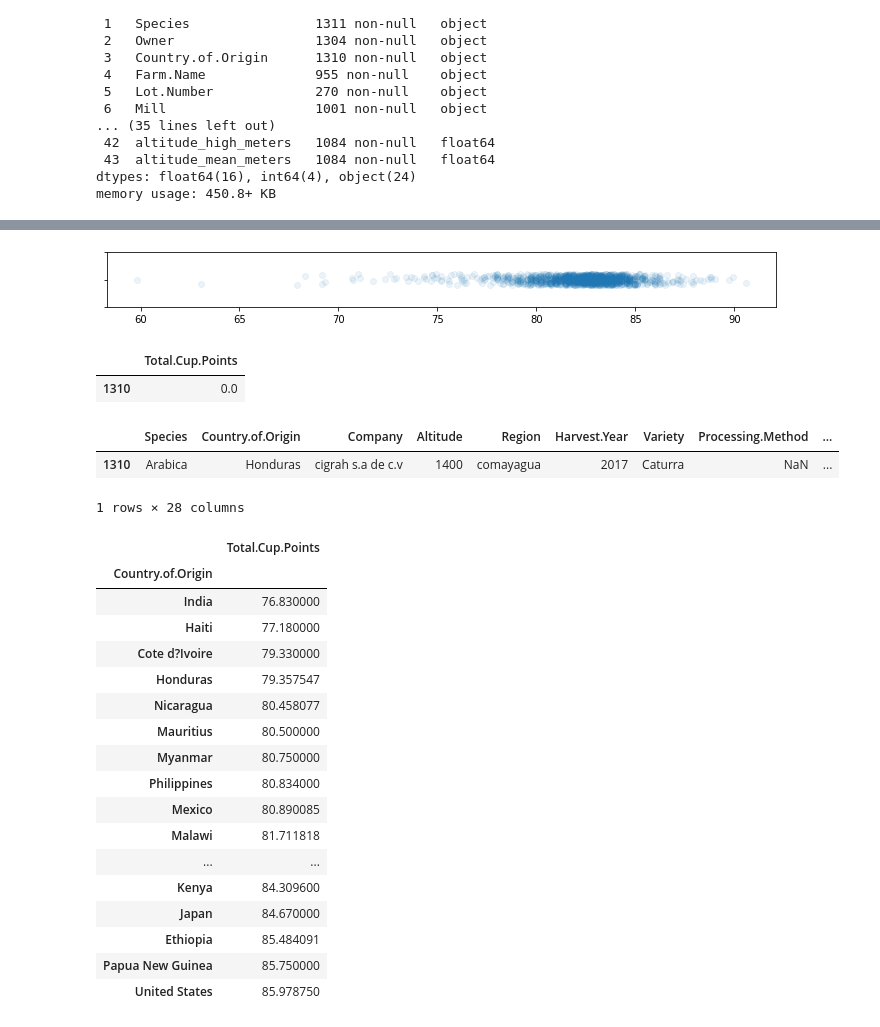
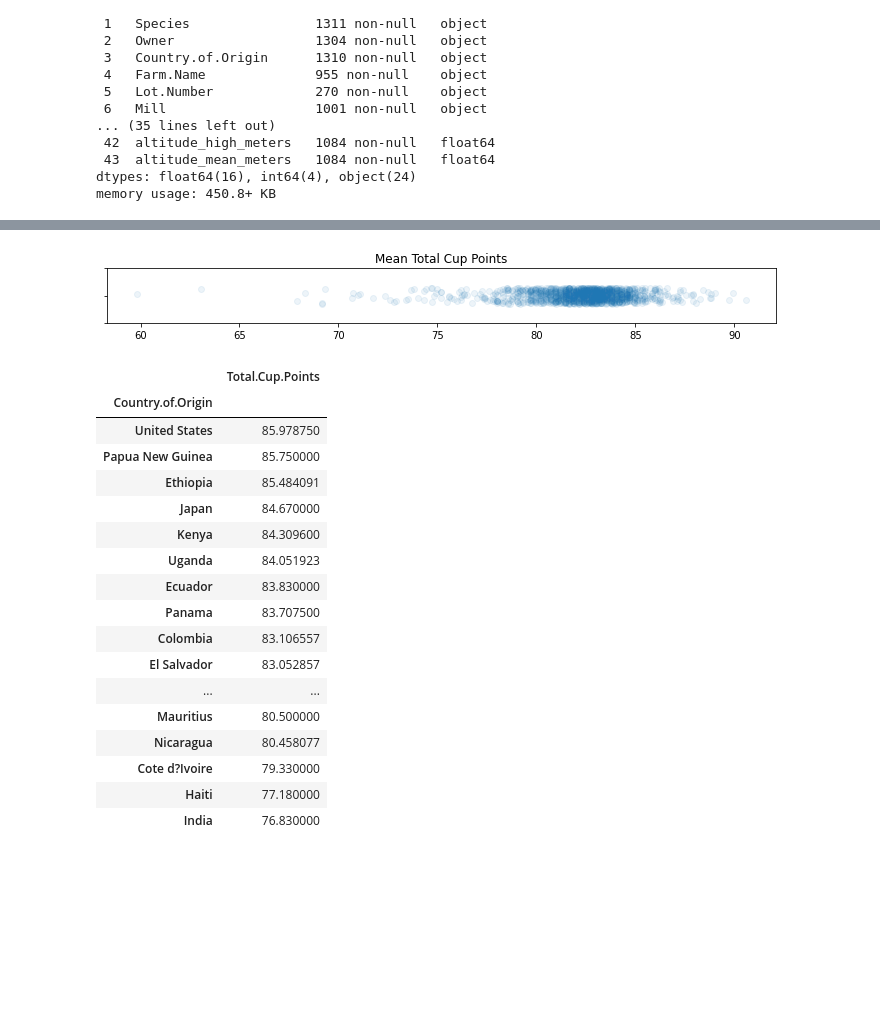
Before and after one commit to thejoshchow/coffee-arabica, a Jupyter notebook: coffee.ipynb, the cells around one changed output, grey strips where cells are left out. Saved outputs shown, nothing was run; the diff lists cells and outputs as text; code cells hidden in the pictures; blank space fills up the shorter version.

```diff
--- a/coffee.ipynb
+++ b/coffee.ipynb
@@ -36,4 +33,4 @@ show(df_cleaned)
 # %%
-df = df_cleaned.drop(['Owner', 'Farm.Name', 'Mill', 'ICO.Number', 'Company', 'Number.of.Bags', 'Bag.Weight', 'In.Country.Partner',
+df = df_cleaned.drop(['Unnamed: 0','Owner', 'Farm.Name', 'Mill', 'ICO.Number', 'Company', 'Number.of.Bags', 'Bag.Weight', 'In.Country.Partner',
                     'Grading.Date', 'Owner.1', 'Certification.Body', 'Certification.Address', 'Certification.Contact',
                      'unit_of_measurement'], axis=1)
@@ -78,17 +48,7 @@ def one_dim_scatterplot(data, ax, jitter=0.2, **options):
     ax.set_ylim([-1, 1])
 # %%
 fig, ax = plt.subplots(1, figsize=(12, 1))
-one_dim_scatterplot(df['Total.Cup.Points'], ax, jitter=0.2, alpha=0.08)
+one_dim_scatterplot(df['Total.Cup.Points'], ax, jitter=0.3, alpha=0.08)
+ax.set_title('Mean Total Cup Points');
 # %% [output]
-[figure, old version]
+[figure, new version]
-# %%
-df[['Total.Cup.Points']][df['Total.Cup.Points']==0]
-# %% [output]
-|  | Total.Cup.Points |
-| 1310 | 0.0 |
-# %%
-df.iloc[[1310]]
-# %% [output]
-|  | Species | Country.of.Origin | Company | Altitude | Region | Harvest.Year | Variety | Processing.Method | ... |
-| 1310 | Arabica | Honduras | cigrah s.a de c.v | 1400 | comayagua | 2017 | Caturra | NaN | ... |
-1 rows × 28 columns
@@ -97,21 +55,23 @@ df.drop(index=1310, axis=0, inplace=True)
 # %%
-df[['Country.of.Origin', 'Total.Cup.Points']].groupby('Country.of.Origin').mean('Total.Cup.Points').sort_values('Total.Cup.Points')
+# mean total cup points grouped by country in descending order
+df[['Country.of.Origin', 'Total.Cup.Points']].groupby('Country.of.Origin').mean('Total.Cup.Points')\
+.sort_values('Total.Cup.Points', ascending=False)
 # %% [output]
 |  | Total.Cup.Points |
 | Country.of.Origin |  |
+| United States | 85.978750 |
+| Papua New Guinea | 85.750000 |
+| Ethiopia | 85.484091 |
+| Japan | 84.670000 |
+| Kenya | 84.309600 |
+| Uganda | 84.051923 |
+| Ecuador | 83.830000 |
+| Panama | 83.707500 |
+| Colombia | 83.106557 |
+| El Salvador | 83.052857 |
+| ... | ... |
+| Mauritius | 80.500000 |
+| Nicaragua | 80.458077 |
+| Cote d?Ivoire | 79.330000 |
+| Haiti | 77.180000 |
 | India | 76.830000 |
-| Haiti | 77.180000 |
-| Cote d?Ivoire | 79.330000 |
-| Honduras | 79.357547 |
-| Nicaragua | 80.458077 |
-| Mauritius | 80.500000 |
-| Myanmar | 80.750000 |
-| Philippines | 80.834000 |
-| Mexico | 80.890085 |
-| Malawi | 81.711818 |
-| ... | ... |
-| Kenya | 84.309600 |
-| Japan | 84.670000 |
-| Ethiopia | 85.484091 |
-| Papua New Guinea | 85.750000 |
-| United States | 85.978750 |
```
Also changed, not shown: parts of 19 cells of this notebook, 2 other files.
